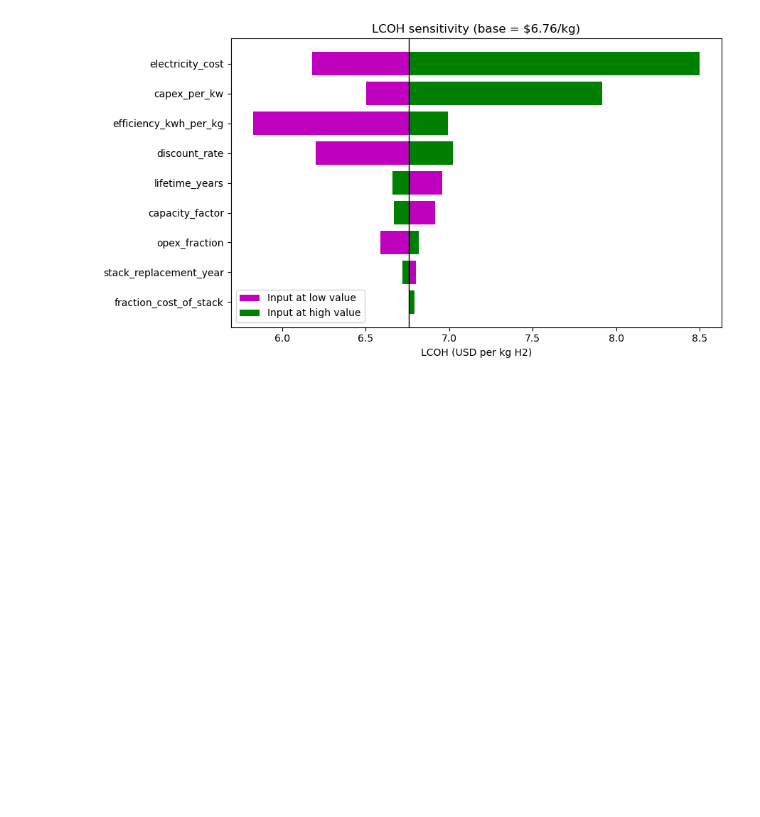
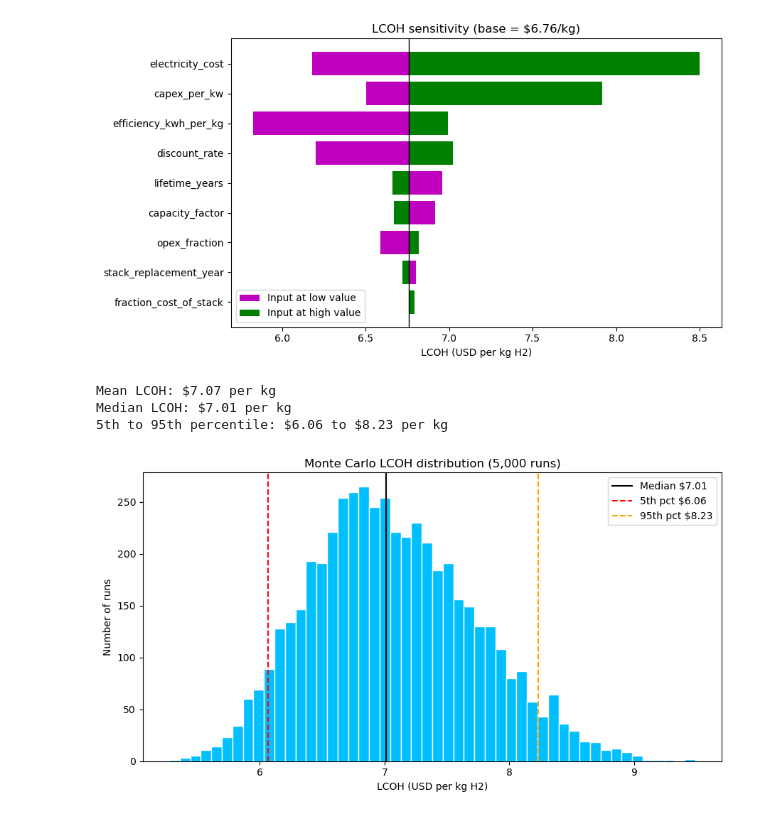
Before and after one commit to Emeryne/lcoh-calculator, a Jupyter notebook: 01_lcoh_basic.ipynb, the cells around one changed output. Saved outputs shown, nothing was run; the diff lists cells and outputs as text; code cells hidden in the pictures; blank space fills up the shorter version.

Commit message:
Add Monte Carlo Analysis of LCOH

```diff
--- a/01_lcoh_basic.ipynb
+++ b/01_lcoh_basic.ipynb
@@ -209,3 +209,50 @@ plt.savefig("tornado_chart.png", dpi=150)
 plt.show()
 # %% [output]
 [figure]
+# %%
+import numpy as np
+rng = np.random.default_rng(42) #fixed seed
+n_runs = 5000
+distributions = {
+    "electricity_cost":     (0.06, 0.07, 0.10),
+    "capex_per_kw":          (1900, 2100, 3000),
+    "efficiency_kwh_per_kg": (50, 58, 60),
+    "discount_rate":         (0.085, 0.13, 0.15),
+    "opex_fraction":         (0.015, 0.026, 0.03),
+    "capacity_factor":       (0.85, 0.90, 0.93),
+    "fraction_cost_of_stack":   (0.15, 0.15, 0.20),
+}
+
+samples = {name: rng.triangular(low, mode, high, n_runs) #5000 random values for each input
+    for name, (low, mode, high) in distributions.items()}
+
+#run the model once per draw
+lcoh_results = np.array([
+    calculate_lcoh(**{name: samples[name][i] for name in distributions})
+    for i in range(n_runs)
+])
+
+p5, p50, p95 = np.percentile(lcoh_results, [5, 50, 95])
+print(f"Mean LCOH: ${lcoh_results.mean():.2f} per kg")
+print(f"Median LCOH: ${p50:.2f} per kg")
+print(f"5th to 95th percentile: ${p5:.2f} to ${p95:.2f} per kg")
+# %% [output]
+Mean LCOH: $7.07 per kg
+Median LCOH: $7.01 per kg
+5th to 95th percentile: $6.06 to $8.23 per kg
+# %%
+import matplotlib.pyplot as plt
+fig, ax = plt.subplots(figsize=(9, 5))
+ax.hist(lcoh_results, bins=50, color="deepskyblue", edgecolor="white")
+ax.axvline(p50, color="k", linewidth=1.5, label=f"Median ${p50:.2f}")
+ax.axvline(p5, color="r", linestyle="--", label=f"5th pct ${p5:.2f}")
+ax.axvline(p95, color="orange", linestyle="--", label=f"95th pct ${p95:.2f}")
+ax.set_xlabel("LCOH (USD per kg H2)")
+ax.set_ylabel("Number of runs")
+ax.set_title("Monte Carlo LCOH distribution (5,000 runs)")
+ax.legend()
+plt.tight_layout()
+plt.savefig("monte_carlo_distribution.png", dpi=150)
+plt.show()
+# %% [output]
+[figure, added]
```
Also changed, not shown: parts of 2 cells of this notebook, 1 other file.
